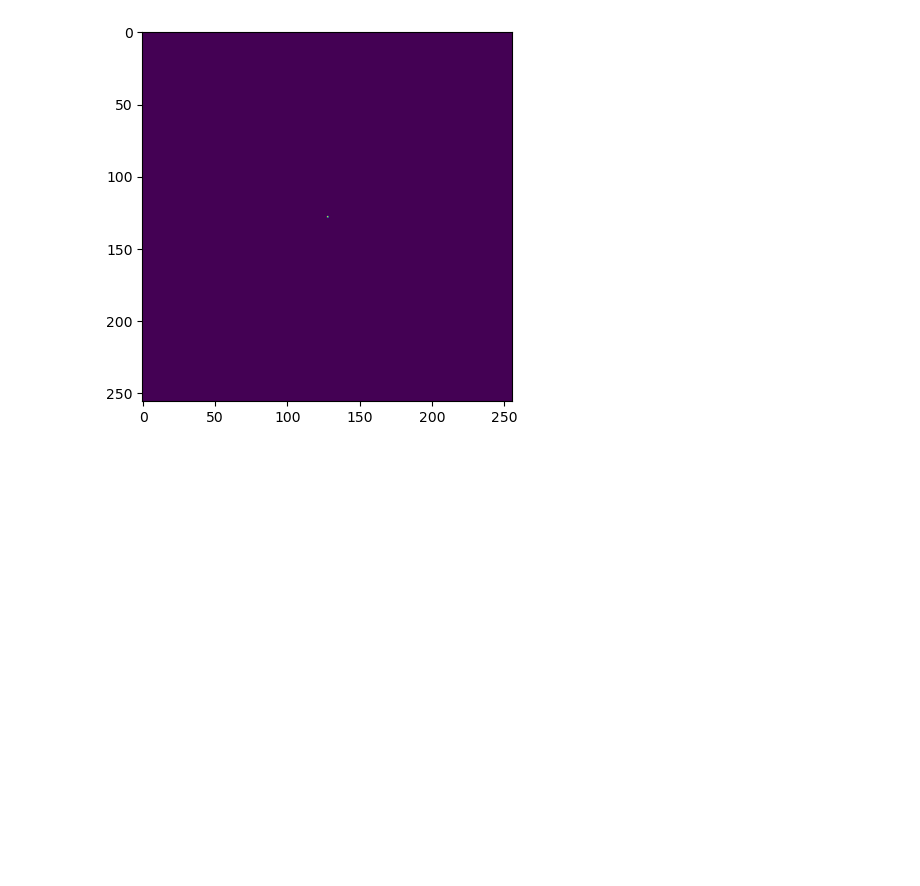
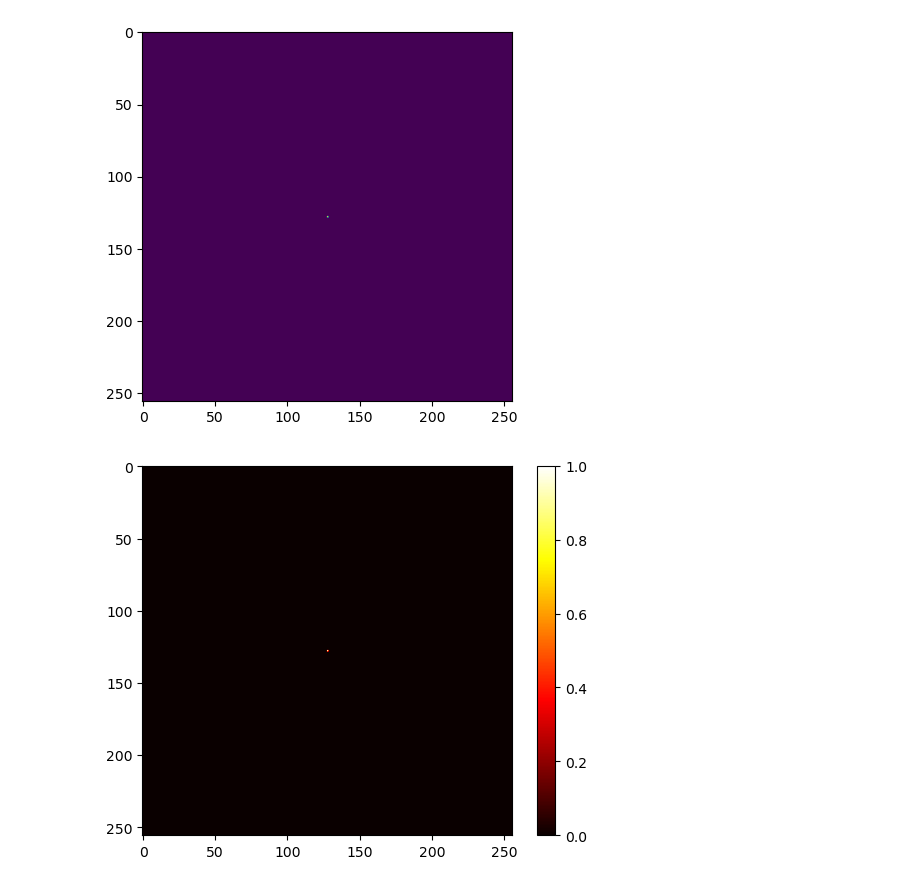
Before and after one commit to tart-telescope/array-optimization, a Jupyter notebook: Histogram_ect.ipynb, the cells around one changed output. Cells and saved outputs as stored; diff of their text form; code cells hidden in the pictures; blank space fills up the shorter version.

```diff
--- a/Histogram_ect.ipynb
+++ b/Histogram_ect.ipynb
@@ -205,6 +222,14 @@ plt.savefig('sky')
 plt.show()
 # %% [output]
 [figure]
+# %%
+making_sky_im=(np.abs(sky.detach().numpy()))
+plt.imshow(making_sky_im,cmap='hot')
+plt.colorbar()
+#plt.savefig('bad image?')
+plt.show()
+# %% [output]
+[figure, added]
 # %%
 making_sky_im=(np.abs(sky_im_best.detach().numpy()))
 plt.imshow(making_sky_im)
```
Also changed, not shown: parts of 14 cells of this notebook, 3 other files.
